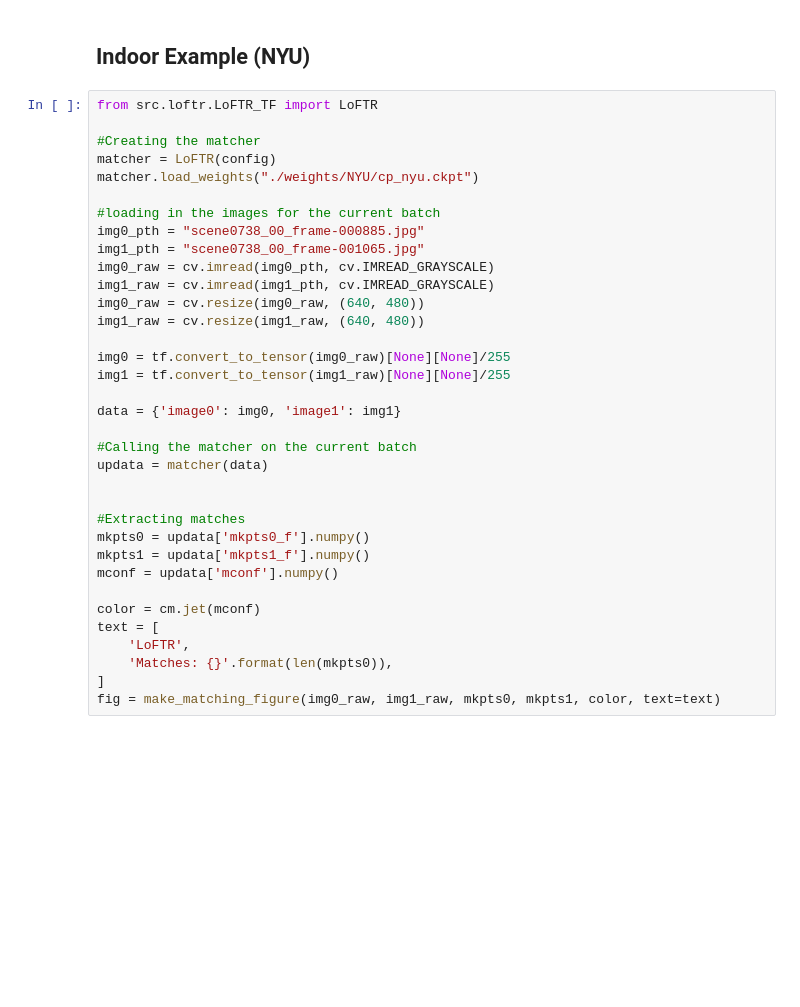
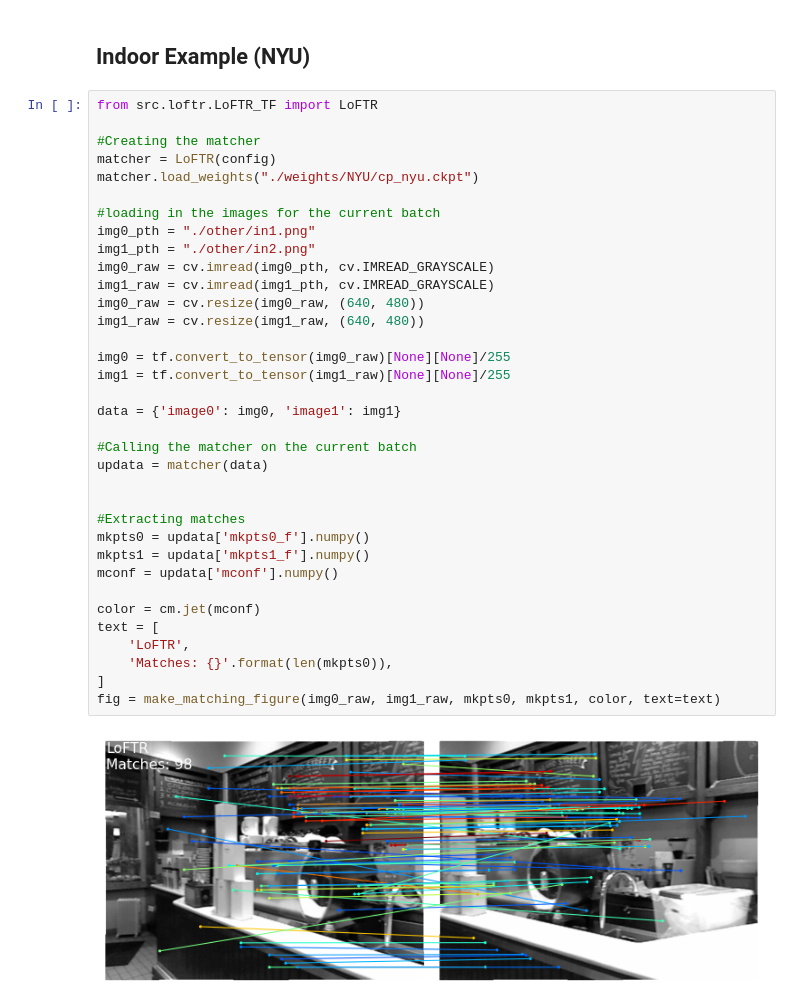
Before and after one commit to RohanG9929/LoFTR-in-Tensorflow, a Jupyter notebook: running.ipynb, the cells around one changed output. Saved outputs shown, nothing was run; the diff lists cells and outputs as text; blank space fills up the shorter version.

```diff
--- a/running.ipynb
+++ b/running.ipynb
@@ -108,32 +108,34 @@ from src.loftr.LoFTR_TF import LoFTR
 #Creating the matcher
 matcher = LoFTR(config)
 matcher.load_weights("./weights/NYU/cp_nyu.ckpt")
 
 #loading in the images for the current batch
-img0_pth = "scene0738_00_frame-000885.jpg"
-img1_pth = "scene0738_00_frame-001065.jpg"
+img0_pth = "./other/in1.png"
+img1_pth = "./other/in2.png"
 img0_raw = cv.imread(img0_pth, cv.IMREAD_GRAYSCALE)
 img1_raw = cv.imread(img1_pth, cv.IMREAD_GRAYSCALE)
 img0_raw = cv.resize(img0_raw, (640, 480))
 img1_raw = cv.resize(img1_raw, (640, 480))
 
 img0 = tf.convert_to_tensor(img0_raw)[None][None]/255
 img1 = tf.convert_to_tensor(img1_raw)[None][None]/255
 
 data = {'image0': img0, 'image1': img1}
 
 #Calling the matcher on the current batch
 updata = matcher(data)
 
 
 #Extracting matches
 mkpts0 = updata['mkpts0_f'].numpy()
 mkpts1 = updata['mkpts1_f'].numpy()
 mconf = updata['mconf'].numpy()
 
 color = cm.jet(mconf)
 text = [
     'LoFTR',
     'Matches: {}'.format(len(mkpts0)),
 ]
 fig = make_matching_figure(img0_raw, img1_raw, mkpts0, mkpts1, color, text=text)
+# %% [output]
+[figure, added]
```
Also changed, not shown: 7 other files.
